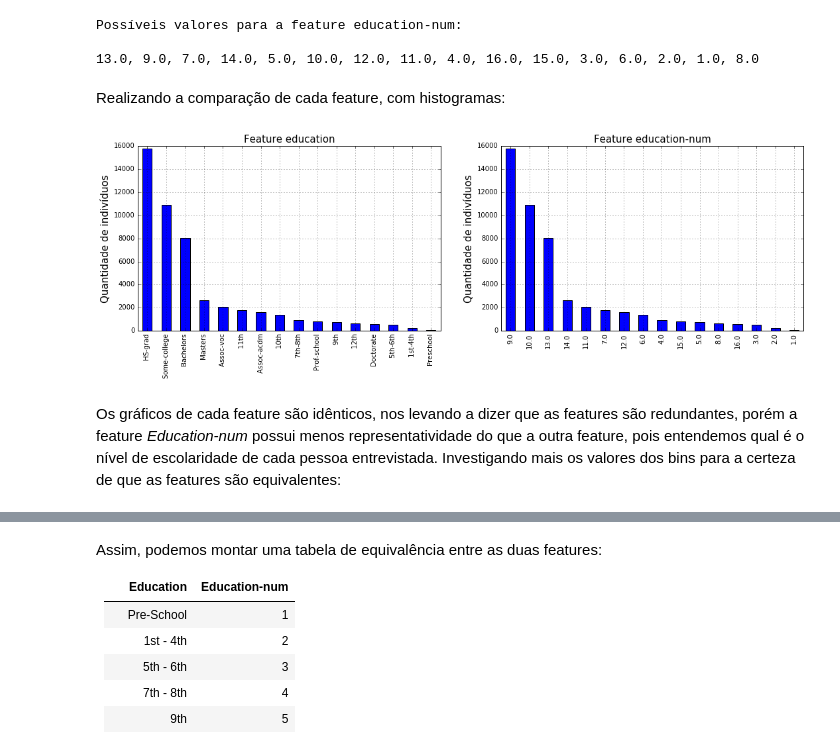
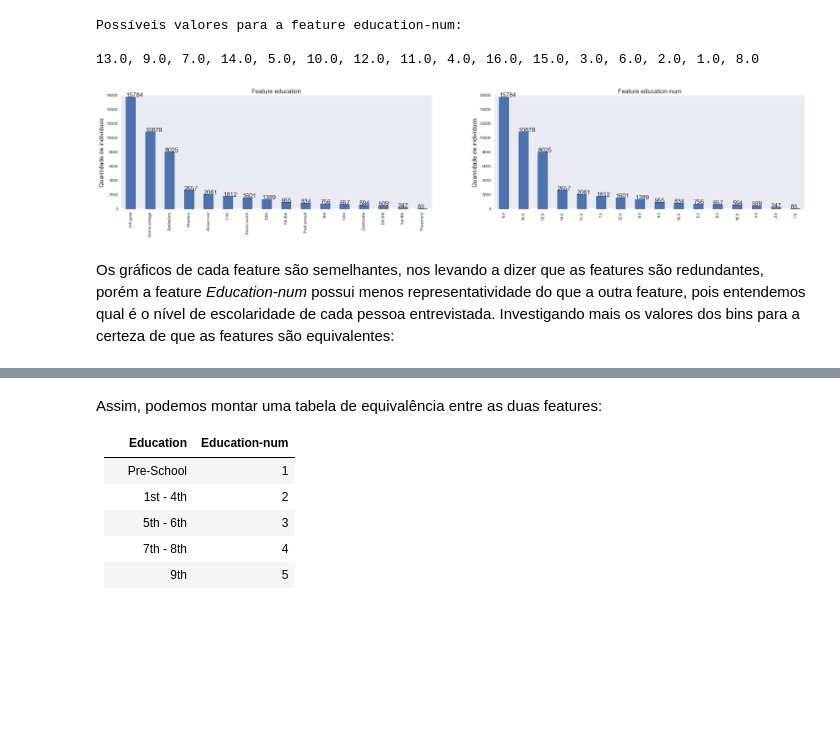
Before and after one commit to gustavo-mn/adult-dataset, a Jupyter notebook: Trabalho.ipynb, the cells around one changed output, grey strips where cells are left out. Cells and saved outputs as stored; diff of their text form; code cells hidden in the pictures; blank space fills up the shorter version.

```diff
--- a/Trabalho.ipynb
+++ b/Trabalho.ipynb
@@ -382,0 +535,3 @@ A feature <i>Education</i> indica o nível de escolaridade dos indivíduos entre
+# %%
+# Substituindo os valores faltantes por uma classe 'others'
+data.workclass.replace(np.nan, 'Others',inplace=True)
@@ -382,0 +568,13 @@ A feature <i>Education</i> indica o nível de escolaridade dos indivíduos entre
+# %%
+# Relações entre Workclass e Earnings
+plt.figure(figsize=(30,10))
+ax = sns.countplot(x='workclass',hue='earnings',data=data)
+
+plt.title('Workclass',fontsize=30)
+plt.ylabel('Quantidade de indivíduos',fontsize=30)
+plt.xticks(rotation=90,fontsize=30)
+
+for patch in ax.patches:
+    ax.text(patch.get_x(), patch.get_height(), str(int(patch.get_height())),fontsize=30)
+
+plt.show()
@@ -382,0 +584,13 @@ A feature <i>Education</i> indica o nível de escolaridade dos indivíduos entre
+# %%
+# Como os sexos se distribuem de acordo com os ramos de trabalho
+plt.figure(figsize=(30,10))
+
+ax = sns.countplot(x='workclass',hue='sex',data=data)
+plt.title('Workclass',fontsize=30)
+plt.ylabel('Quantidade de indivíduos',fontsize=30)
+plt.xticks(rotation=90,fontsize=30)
+
+for patch in ax.patches:
+    ax.text(patch.get_x(), patch.get_height(), str(int(patch.get_height())),fontsize=30)
+
+plt.show()
@@ -396,24 +622,30 @@ print(', '.join([i for i in list(data['education-num'].astype(str).unique())]))
 Possíveis valores para a feature education-num:
 
 13.0, 9.0, 7.0, 14.0, 5.0, 10.0, 12.0, 11.0, 4.0, 16.0, 15.0, 3.0, 6.0, 2.0, 1.0, 8.0
-# %% [markdown]
-Realizando a comparação de cada feature, com histogramas:
 # %%
-plt.figure(figsize=(18,5))
+# Realizando a comparação visual de cada feature, com histogramas:
+plt.figure(figsize=(30,5))
 plt.subplot(121)
-data['education'].value_counts().plot.bar()
+ax = data['education'].value_counts().plot.bar()
 plt.title('Feature education',fontsize=15)
 plt.ylabel('Quantidade de indivíduos',fontsize=15)
+
+for patch in ax.patches:
+    ax.text(patch.get_x(), patch.get_height(), str(int(patch.get_height())),fontsize=15)
+
 plt.grid()
 
 plt.subplot(122)
-data['education-num'].value_counts().plot.bar()
+ax = data['education-num'].value_counts().plot.bar()
 plt.title('Feature education-num',fontsize=15)
 plt.ylabel('Quantidade de indivíduos',fontsize=15)
 plt.grid()
 
+for patch in ax.patches:
+    ax.text(patch.get_x(), patch.get_height(), str(int(patch.get_height())),fontsize=15)
+
 plt.show()
 # %% [output]
-[figure, old version]
+[figure, new version]
 # %% [markdown]
-Os gráficos de cada feature são idênticos, nos levando a dizer que as features são redundantes, porém a feature <i>Education-num</i> possui menos representatividade do que a outra feature, pois entendemos qual é o nível de escolaridade de cada pessoa entrevistada. Investigando mais os valores dos bins para a certeza de que as features são equivalentes:
+Os gráficos de cada feature são semelhantes, nos levando a dizer que as features são redundantes, porém a feature <i>Education-num</i> possui menos representatividade do que a outra feature, pois entendemos qual é o nível de escolaridade de cada pessoa entrevistada. Investigando mais os valores dos bins para a certeza de que as features são equivalentes:
```
Also changed, not shown: parts of 65 cells of this notebook.
